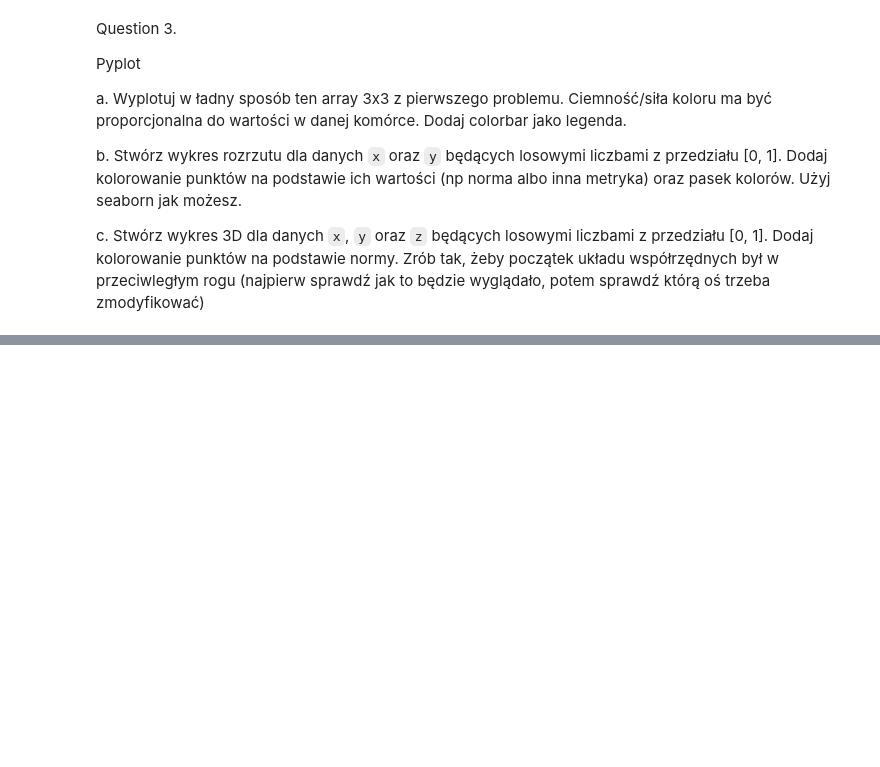
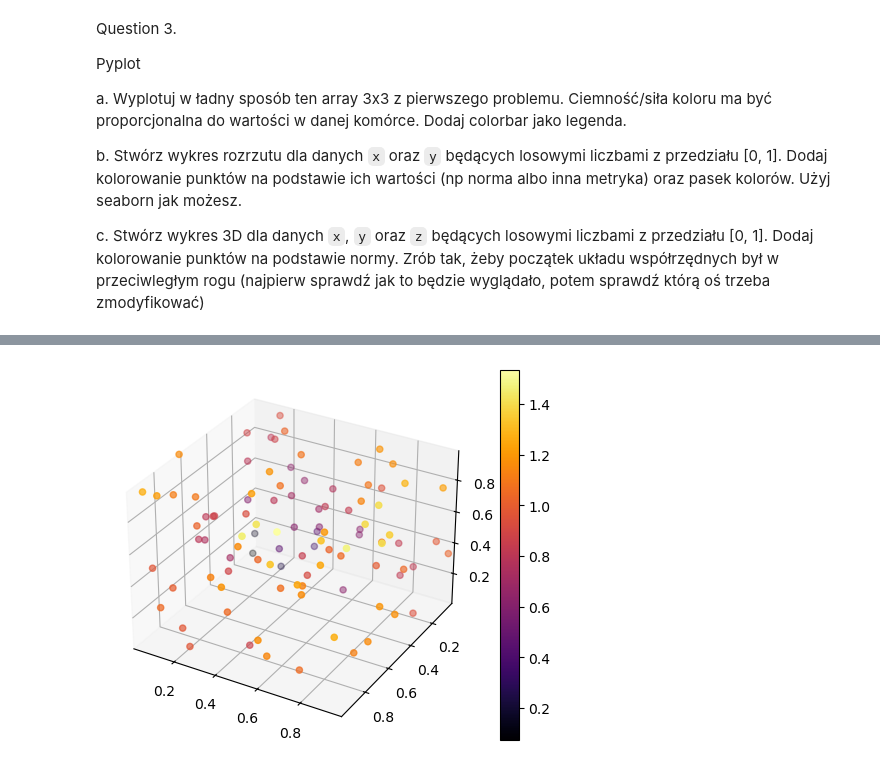
Before and after one commit to KajetanOzog/effective_python, a Jupyter notebook: kolos2_powtorka_yourname.ipynb, the cells around one changed output, grey strips where cells are left out. Cells and saved outputs as stored; diff of their text form; code cells hidden in the pictures; blank space fills up the shorter version.

```diff
--- a/kolos2_powtorka_yourname.ipynb
+++ b/kolos2_powtorka_yourname.ipynb
@@ -74,0 +86,19 @@ plt.show()
+# %%
+np.random.seed(1)
+fig = plt.figure()
+ax = fig.add_subplot(111, projection='3d')
+
+x = np.random.rand(100).reshape(100, 1)
+y = np.random.rand(100).reshape(100, 1)
+z = np.random.rand(100).reshape(100, 1)
+
+#ax.scatter(x, y, z, c=np.linalg.norm(np.hstack([x, y, z]), axis=1), cmap="inferno", marker='o')
+fig.colorbar(ax.scatter(x, y, z, c=np.linalg.norm(np.hstack([x, y, z]), axis=1), cmap="inferno", marker='o'))
+
+ax.set_xlim(x.min(), x.max())
+ax.set_ylim(y.max(), y.min())
+ax.set_zlim(z.min(), z.max())
+
+plt.show()
+# %% [output]
+[figure, added]
```
Also changed, not shown: parts of 4 cells of this notebook, 4 other files.
